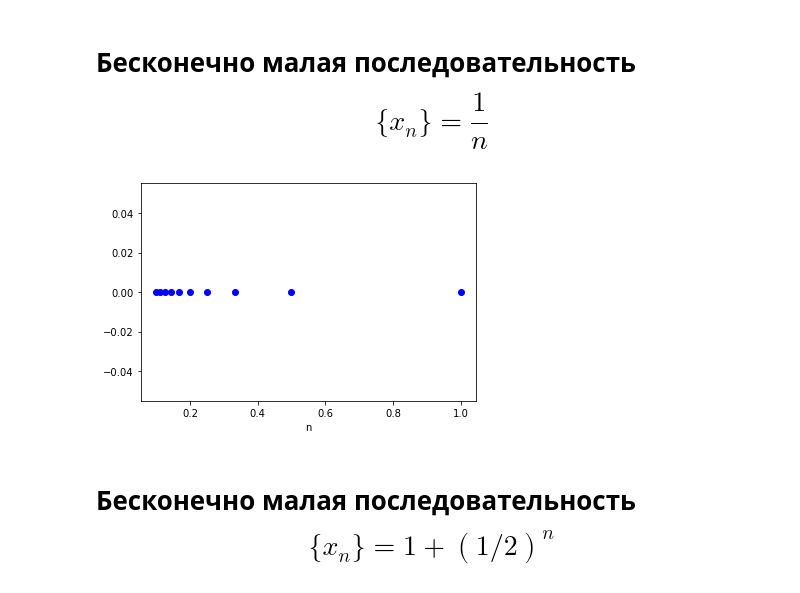
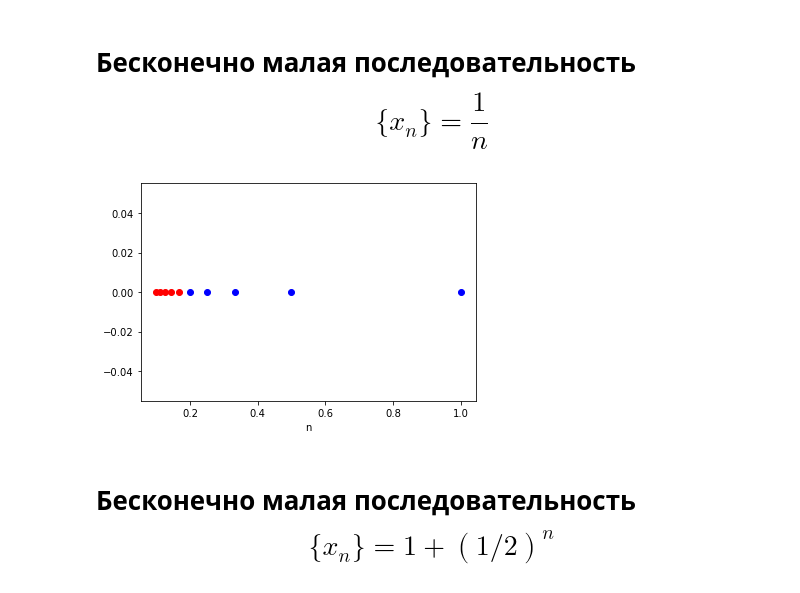
Before and after one commit to ryupepa/Calculus, a Jupyter notebook: math_lecture1-Copy1.ipynb, the cells around one changed output. Cells and saved outputs as stored; diff of their text form; code cells hidden in the pictures.

```diff
--- a/math_lecture1-Copy1.ipynb
+++ b/math_lecture1-Copy1.ipynb
@@ -2,17 +5,25 @@
 # Бесконечно малая последовательность $$ \{x_n \} =  \frac{1}{n} $$
 # %%
 N = 10
+epsilon = 0.2
 x1 = []
+y = []
+redx = []
+redy = []
 for j in range(1, N + 1 ):
-    x1.append( 1/j)
-y = [0]*N
+    if abs(1/j) < epsilon:
+        redx.append(1/j)
+        redy.append(0)
+    else:
+        x1.append(1/j)
+        y.append(0)
+plt.plot(redx, redy, 'o', color='red'); # Последовательность 1/j
 plt.plot(x1, y, 'o', color='blue'); # Последовательность 1/j
 plt.xlabel("n")
-plt.ylabel("")
 # plt.title("1 + (-1)^n/n")
 plt.show()
 # %% [output]
-[figure, old version]
+[figure, new version]
 # %% [markdown]
 # Бесконечно малая последовательность $$ \{x_n \} =  1 + (1/2)^n $$
 # %%
```
Also changed, not shown: parts of 1 cell of this notebook.
